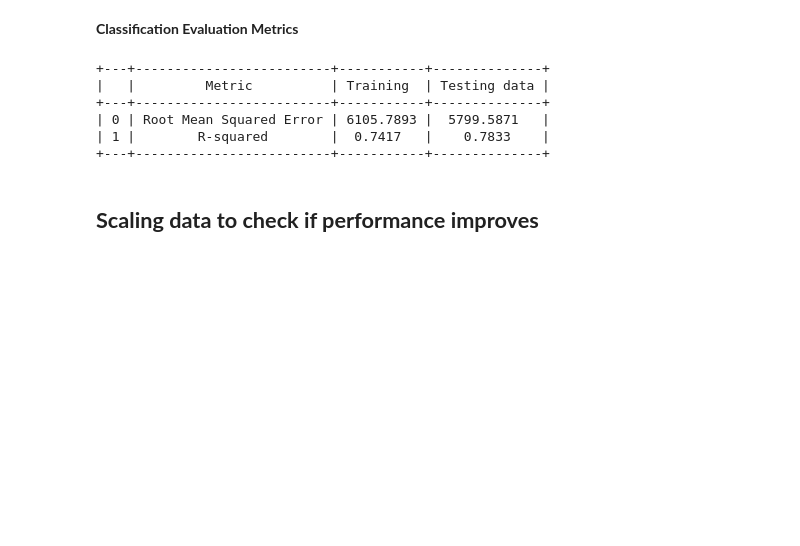
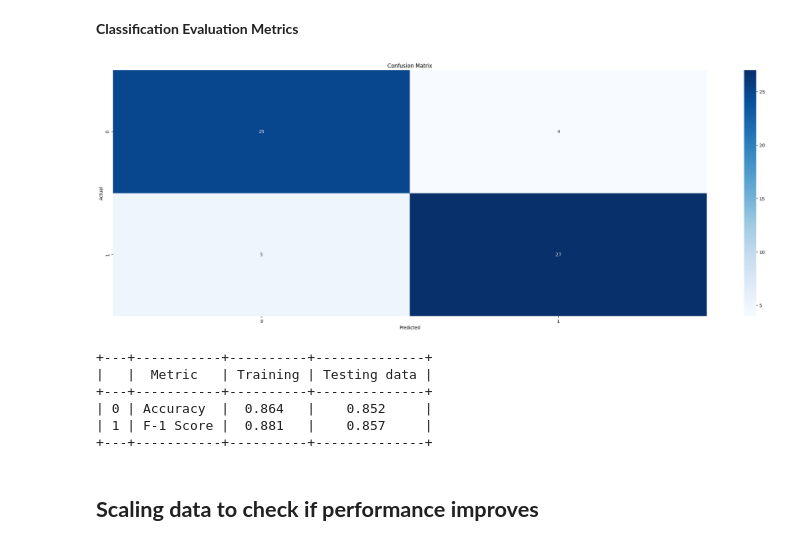
Before and after one commit to kwanda2426/projects, a Jupyter notebook: classification_lr.ipynb, the cells around one changed output. Saved outputs shown, nothing was run; the diff lists cells and outputs as text; code cells hidden in the pictures; blank space fills up the shorter version.

```diff
--- a/classification_lr.ipynb
+++ b/classification_lr.ipynb
@@ -330,7 +330,7 @@ from matplotlib import rcParams
 df_1 = df.copy()
 custom_palette = {0: 'grey', 1: 'red'}
 sns.countplot(x = 'age', data = df_1[df_1['sex'] == 1], palette = custom_palette, hue = 'target' )
-rcParams['figure.figsize'] = 20,10
+rcParams['figure.figsize'] = 30,10
 plt.title("Distribution of Age and Sex (Males)");
 # %% [output]
 [figure]
@@ -378,32 +378,23 @@ y_pred_te = lr_model.predict(x_test)
 # %% [markdown]
 **Classification Evaluation Metrics**
 # %%
-# Accuracy
-acc = accuracy_score(y_train, y_pred_tr)
-print(f"Accuracy train: {acc:.2f}")
-
-# F1 Score
-f1 = f1_score(y_test, y_pred_te)
-print(f"F1 Score: {f1:.2f}")
-
 # Confusion Matrix
 cm = confusion_matrix(y_test, y_pred_te)
 sns.heatmap(cm, annot=True, fmt='d', cmap='Blues')
 plt.xlabel('Predicted')
 plt.ylabel('Actual')
 plt.title('Confusion Matrix')
 plt.show()
-
-# Optional: Detailed Report
-print(classification_report(y_test, y_pred_te))
+# %% [output]
+[figure, added]
 # %%
 #Model evaluation
 from sklearn.metrics import mean_squared_error
 
 metrics = {
     'Metric': ['Accuracy', 'F-1 Score'],
-    'Training': [accuracy_score(y_train, y_pred_tr), f1_score(y_train, y_pred_tr)],
-    'Testing data': [accuracy_score(y_test, y_pred_te),f1_score(y_test, y_pred_te)
+    'Training': [round(accuracy_score(y_train, y_pred_tr),3), round(f1_score(y_train, y_pred_tr),3)],
+    'Testing data': [round(accuracy_score(y_test, y_pred_te),3),round(f1_score(y_test, y_pred_te),3)
     ]
 }
 # Create the DataFrame
@@ -413,11 +404,11 @@ metrics_df.reset_index(drop=True, inplace=True)
 # Display the DataFrame
 print(tabulate(metrics_df, headers = 'keys', tablefmt = 'pretty'))
 # %% [output]
-+---+-------------------------+-----------+--------------+
-|   |         Metric          | Training  | Testing data |
-+---+-------------------------+-----------+--------------+
-| 0 | Root Mean Squared Error | 6105.7893 |  5799.5871   |
-| 1 |        R-squared        |  0.7417   |    0.7833    |
-+---+-------------------------+-----------+--------------+
++---+-----------+----------+--------------+
+|   |  Metric   | Training | Testing data |
++---+-----------+----------+--------------+
+| 0 | Accuracy  |  0.864   |    0.852     |
+| 1 | F-1 Score |  0.881   |    0.857     |
++---+-----------+----------+--------------+
 # %% [markdown]
 ## **Scaling data to check if performance improves**
```
Also changed, not shown: parts of 5 cells of this notebook.
